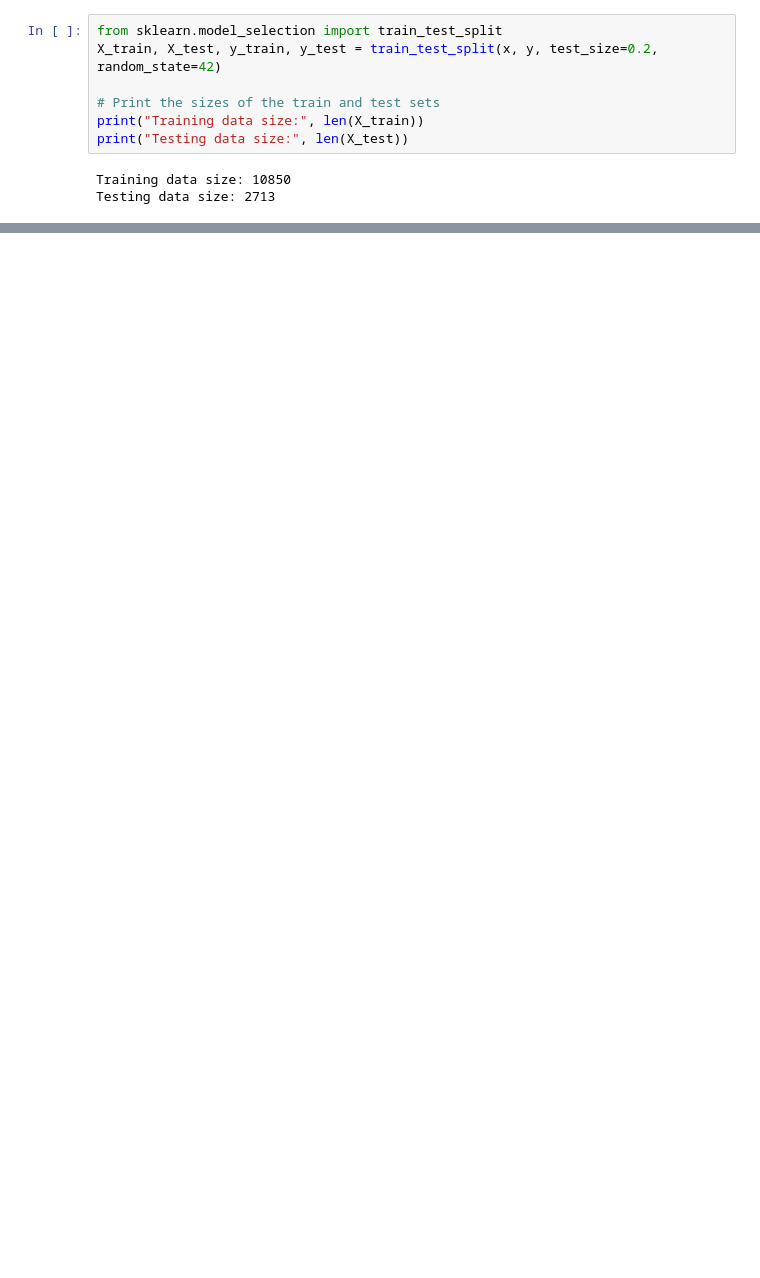
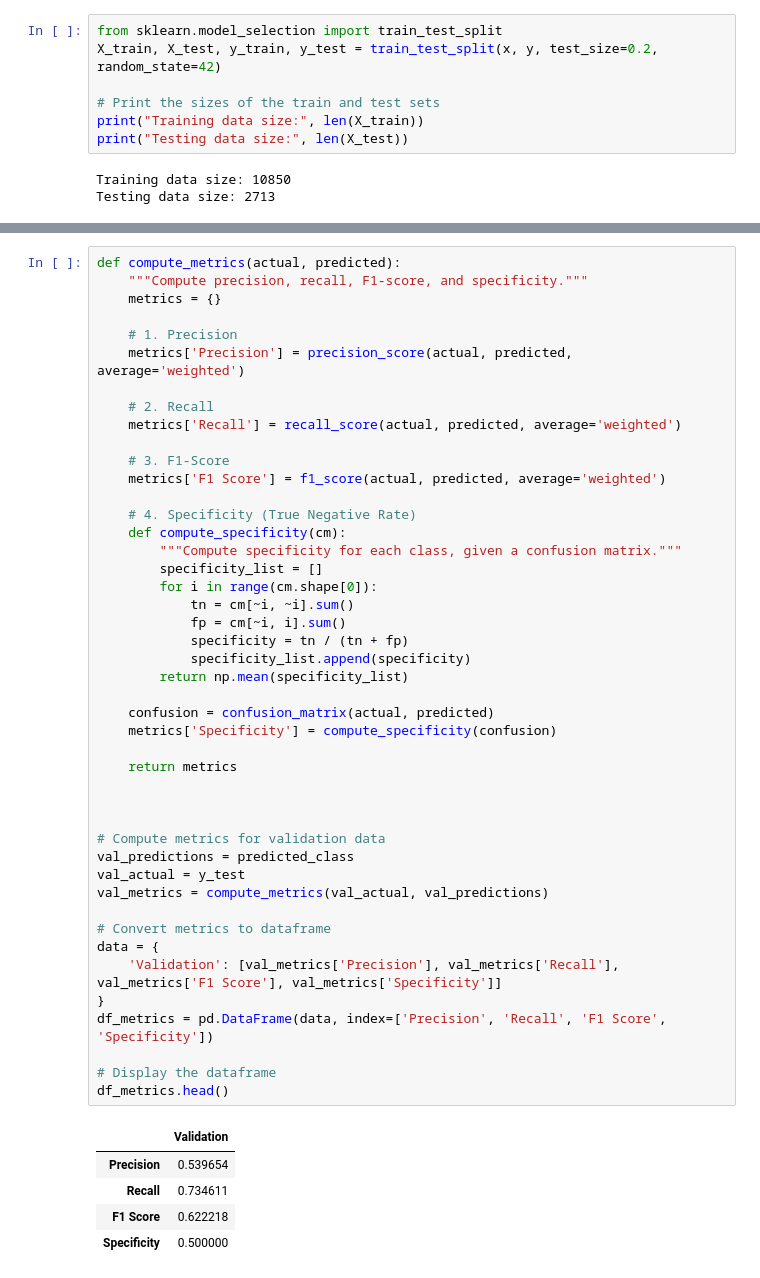
Before and after one commit to DOMINION-JOHN1/voting_eligibility_model, a Jupyter notebook: preprocessing_of_dataset.ipynb, the cells around one changed output, grey strips where cells are left out. Saved outputs shown, nothing was run; the diff lists cells and outputs as text; blank space fills up the shorter version.

```diff
--- a/preprocessing_of_dataset.ipynb
+++ b/preprocessing_of_dataset.ipynb
@@ -203,0 +223,51 @@ This individual is  Not Eligible
+# %%
+def compute_metrics(actual, predicted):
+    """Compute precision, recall, F1-score, and specificity."""
+    metrics = {}
+
+    # 1. Precision
+    metrics['Precision'] = precision_score(actual, predicted, average='weighted')
+
+    # 2. Recall
+    metrics['Recall'] = recall_score(actual, predicted, average='weighted')
+
+    # 3. F1-Score
+    metrics['F1 Score'] = f1_score(actual, predicted, average='weighted')
+
+    # 4. Specificity (True Negative Rate)
+    def compute_specificity(cm):
+        """Compute specificity for each class, given a confusion matrix."""
+        specificity_list = []
+        for i in range(cm.shape[0]):
+            tn = cm[~i, ~i].sum()
+            fp = cm[~i, i].sum()
+            specificity = tn / (tn + fp)
+            specificity_list.append(specificity)
+        return np.mean(specificity_list)
+
+    confusion = confusion_matrix(actual, predicted)
+    metrics['Specificity'] = compute_specificity(confusion)
+
+    return metrics
+
+
+
+# Compute metrics for validation data
+val_predictions = predicted_class
+val_actual = y_test
+val_metrics = compute_metrics(val_actual, val_predictions)
+
+# Convert metrics to dataframe
+data = {
+    'Validation': [val_metrics['Precision'], val_metrics['Recall'], val_metrics['F1 Score'], val_metrics['Specificity']]
+}
+df_metrics = pd.DataFrame(data, index=['Precision', 'Recall', 'F1 Score', 'Specificity'])
+
+# Display the dataframe
+df_metrics.head()
+# %% [output]
+|  | Validation |
+| Precision | 0.539654 |
+| Recall | 0.734611 |
+| F1 Score | 0.622218 |
+| Specificity | 0.500000 |
```
Also changed, not shown: parts of 14 cells of this notebook.
